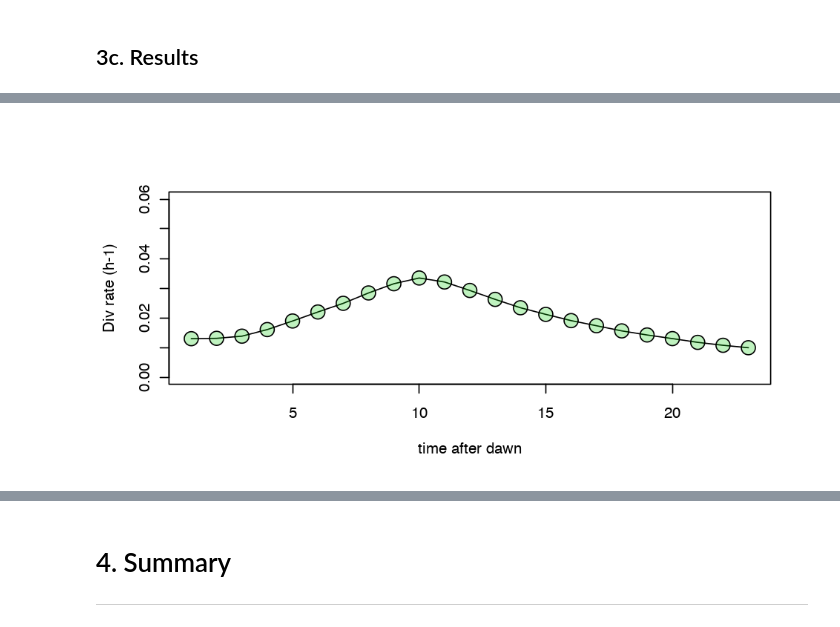
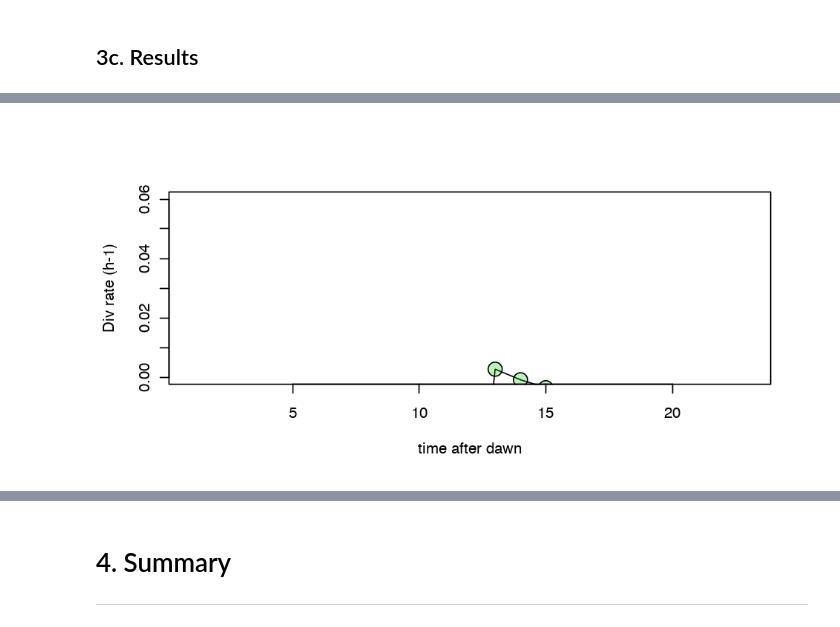
Before and after one commit to fribalet/ssPopModel, a Jupyter notebook: inst/ssMatrixModel_tests.ipynb, the cells around one changed output, grey strips where cells are left out. Saved outputs shown, nothing was run; the diff lists cells and outputs as text; code cells hidden in the pictures.

```diff
--- a/inst/ssMatrixModel_tests.ipynb
+++ b/inst/ssMatrixModel_tests.ipynb
@@ -806,8 +809,8 @@ print(paste("daily growth rate=",round(d.mu_N3,2)))#,"-",round(d.mu_N3.,2)))
 # %%
 options(repr.plot.width=8, repr.plot.height=4)
-plot(mu_N2[-c(1:2)],type='o', ylim=c(0,0.06), xlab='time after dawn', ylab="Div rate (h-1)", pch=21, cex=2, bg=adjustcolor(3,0.25))
+plot(mu_N3[-c(1:2)],type='o', ylim=c(0,0.06), xlab='time after dawn', ylab="Div rate (h-1)", pch=21, cex=2, bg=adjustcolor(3,0.25))
     #points(mu_N2.[-c(1:2)],type='o', pch=21, cex=2, bg=adjustcolor(3,0.5))
 # %% [output]
-[figure, old version]
+[figure, new version]
 # %%
 options(repr.plot.width=8, repr.plot.height=3)
```
Also changed, not shown: parts of 24 cells of this notebook.
